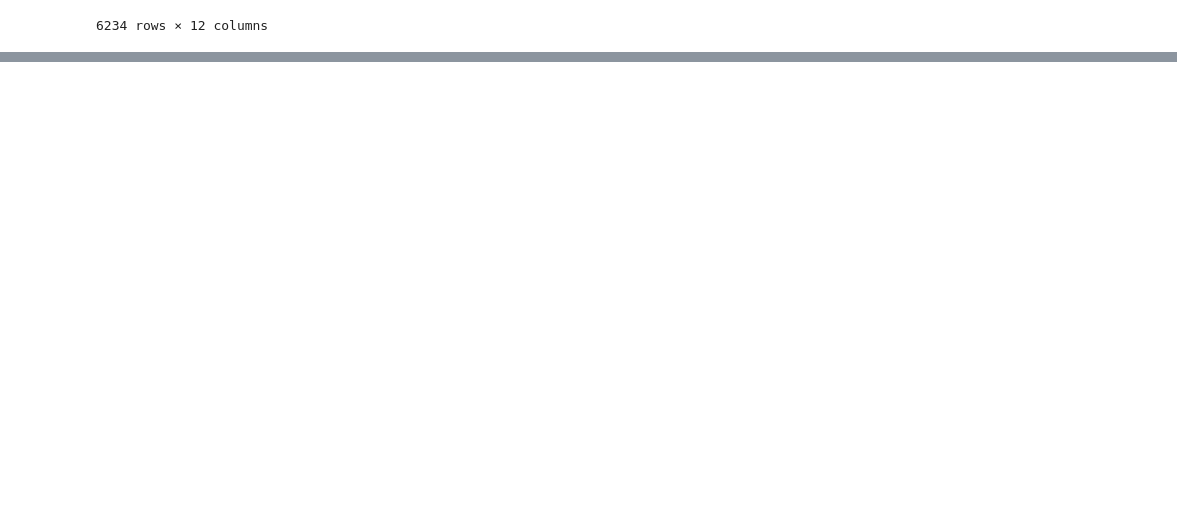
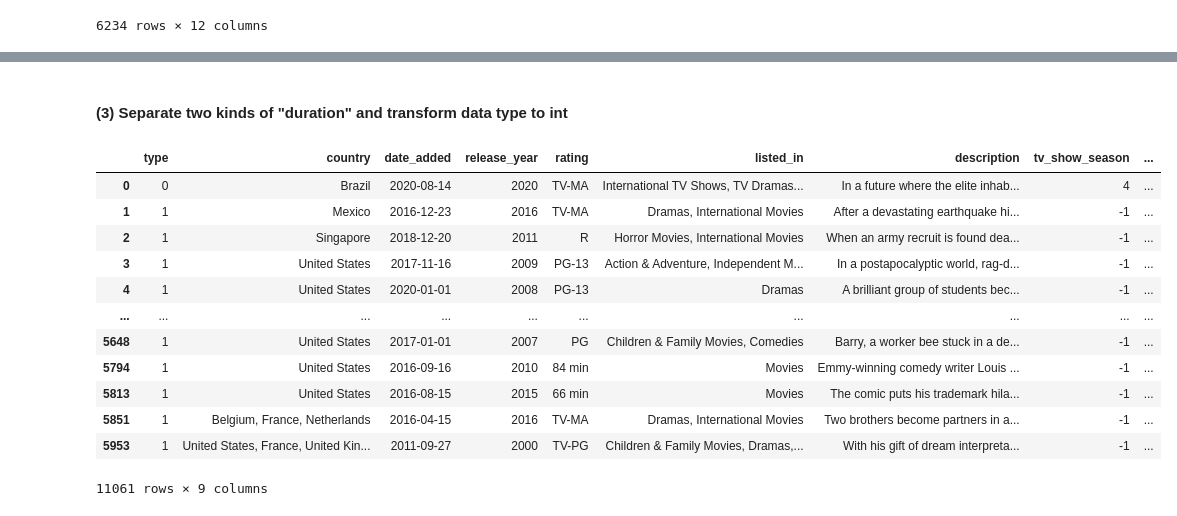
Before and after one commit to mklmklmklmkl/INFO574FinalProject, a Jupyter notebook: final_project/final-project.ipynb, the cells around one changed output, grey strips where cells are left out. Saved outputs shown, nothing was run; the diff lists cells and outputs as text; code cells hidden in the pictures; blank space fills up the shorter version.

```diff
--- a/final_project/final-project.ipynb
+++ b/final_project/final-project.ipynb
@@ -186,0 +164,4 @@ df0
+# %%
+# drop rows of data with missing value in date_added
+df0.dropna(subset=['date_added'], inplace=True)
+df0
@@ -200,0 +211,4 @@ dtype: int64
+# %%
+df0['type'] = df0['type'].map({'TV Show': 0, 'Movie': 1})
+
+df0.head()
@@ -200,0 +224,10 @@ dtype: int64
+# %%
+df0['date_added'] = df0['date_added'].str.strip()  # Remove leading and trailing spaces
+df0['date_added'] = pd.to_datetime(df0['date_added'], format='%B %d, %Y')
+
+# Extract the month and create a new column for it
+# df0['added_year'] = df0['date_added'].dt.year
+# df0['added_month'] = df0['date_added'].dt.month
+# df0['added_day'] = df0['date_added'].dt.day
+
+df0.head()
@@ -200,0 +241,36 @@ dtype: int64
+# %% [markdown]
+#### (3) Separate two kinds of "duration" and transform data type to int
+# %%
+# Convert 'duration' column to string type
+df0['duration'] = df0['duration'].astype(str)
+
+# Custom function to extract the first number from a string
+def extract_number(s):
+    try:
+        # Extract the first number and return it
+        return int(''.join(filter(str.isdigit, s.split()[0])))
+    except (ValueError, IndexError):
+        # Return -1 if there's any issue in extracting the number
+        return -1
+
+# Apply the custom function based on the type
+df0['tv_show_season'] = df0.apply(lambda row: extract_number(row['duration']) if row['type'] == 0 else -1, axis=1)
+df0['movie_minutes'] = df0.apply(lambda row: extract_number(row['duration']) if row['type'] == 1 else -1, axis=1)
+
+df0 = df0.drop(columns = ['duration'])
+
+df0
+# %% [output]
+|  | type | country | date_added | release_year | rating | listed_in | description | tv_show_season | ... |
+| 0 | 0 | Brazil | 2020-08-14 | 2020 | TV-MA | International TV Shows, TV Dramas... | In a future where the elite inhab... | 4 | ... |
+| 1 | 1 | Mexico | 2016-12-23 | 2016 | TV-MA | Dramas, International Movies | After a devastating earthquake hi... | -1 | ... |
+| 2 | 1 | Singapore | 2018-12-20 | 2011 | R | Horror Movies, International Movies | When an army recruit is found dea... | -1 | ... |
+| 3 | 1 | United States | 2017-11-16 | 2009 | PG-13 | Action & Adventure, Independent M... | In a postapocalyptic world, rag-d... | -1 | ... |
+| 4 | 1 | United States | 2020-01-01 | 2008 | PG-13 | Dramas | A brilliant group of students bec... | -1 | ... |
+| ... | ... | ... | ... | ... | ... | ... | ... | ... | ... |
+| 5648 | 1 | United States | 2017-01-01 | 2007 | PG | Children & Family Movies, Comedies | Barry, a worker bee stuck in a de... | -1 | ... |
+| 5794 | 1 | United States | 2016-09-16 | 2010 | 84 min | Movies | Emmy-winning comedy writer Louis ... | -1 | ... |
+| 5813 | 1 | United States | 2016-08-15 | 2015 | 66 min | Movies | The comic puts his trademark hila... | -1 | ... |
+| 5851 | 1 | Belgium, France, Netherlands | 2016-04-15 | 2016 | TV-MA | Dramas, International Movies | Two brothers become partners in a... | -1 | ... |
+| 5953 | 1 | United States, France, United Kin... | 2011-09-27 | 2000 | TV-PG | Children & Family Movies, Dramas,... | With his gift of dream interpreta... | -1 | ... |
+11061 rows × 9 columns
```
Also changed, not shown: parts of 27 cells of this notebook.
